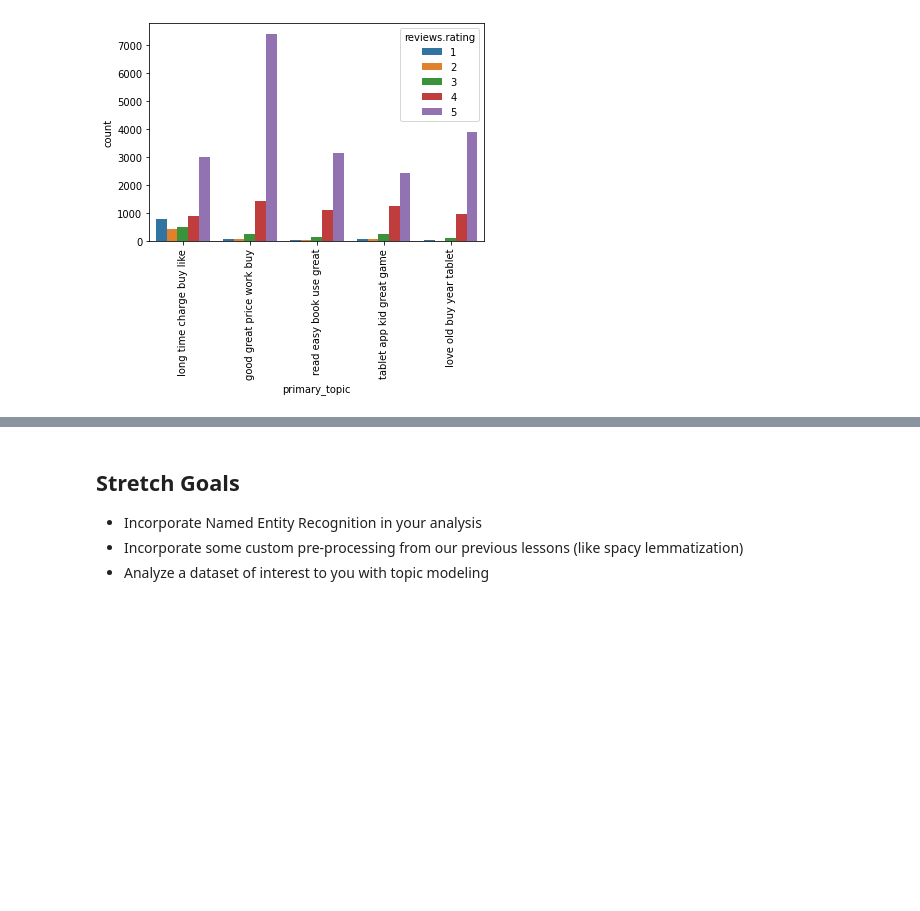
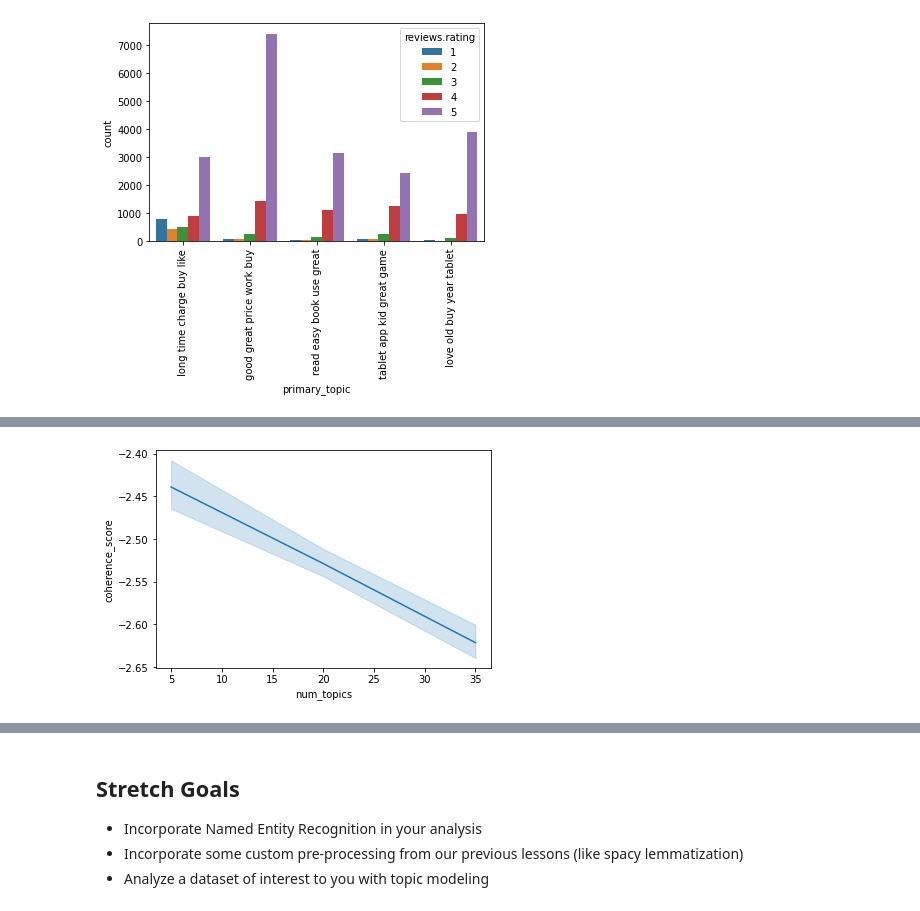
Before and after one commit to JeffreyAsuncion/DS-Unit-4-Sprint-1-NLP, a Jupyter notebook: module4-topic-modeling/LS_DS_414_Topic_Modeling_Assignment.ipynb, the cells around one changed output, grey strips where cells are left out. Drawn from its saved outputs; the diff is of its cells as text; code cells hidden in the pictures; blank space fills up the shorter version.

```diff
--- a/module4-topic-modeling/LS_DS_414_Topic_Modeling_Assignment.ipynb
+++ b/module4-topic-modeling/LS_DS_414_Topic_Modeling_Assignment.ipynb
@@ -46,6 +46,8 @@ df['reviews.text'][0]
 import spacy
 
 nlp = spacy.load('en_core_web_lg')
+# %%
+STOP_WORDS = nlp.Defaults.stop_words.union(['batteries','I', 'amazon', 'i', 'Amazon', 'it', "it's", 'it.', 'the', 'this', 'tablet.'])
 # %%
 # Try Lemmatization as our first Experiment
 
@@ -281,0 +316,13 @@ plt.xticks(rotation=90)
+# %%
+coherence_values = compute_coherence_values(dictionary=id2word,
+                                            corpus=corpus,
+                                            start=5,
+                                            limit=50,
+                                            step=15,
+                                            passes=5)
+# %%
+import seaborn as sns
+
+topic_coherence = pd.DataFrame.from_records(coherence_values)
+
+topic_coherence.head(10)
@@ -281,0 +341,6 @@ plt.xticks(rotation=90)
+# %%
+import seaborn as sns
+
+ax = sns.lineplot(x='num_topics', y='coherence_score', data=topic_coherence)
+# %% [output]
+[figure, added]
```
Also changed, not shown: parts of 15 cells of this notebook, 2 other files.
